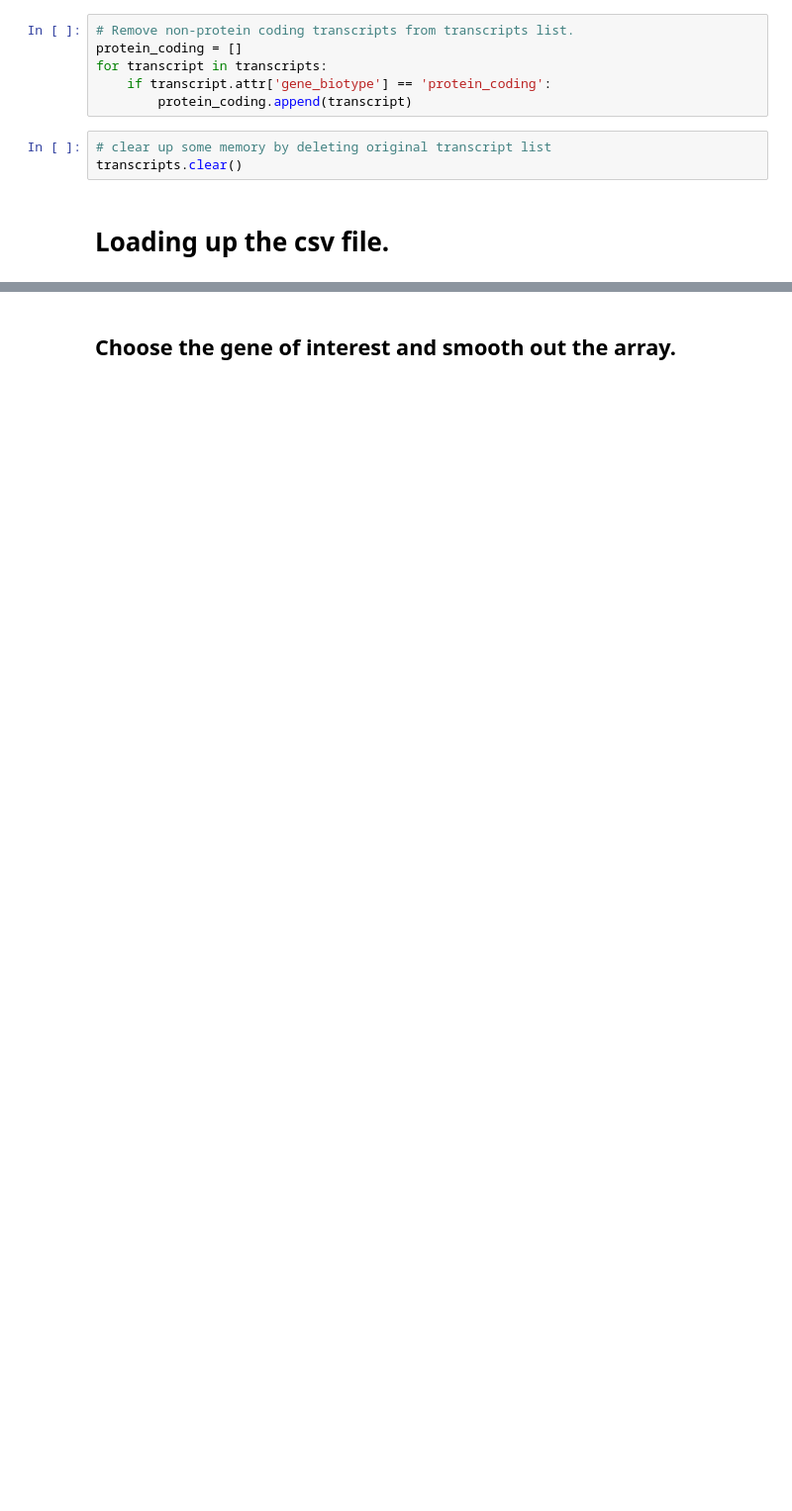
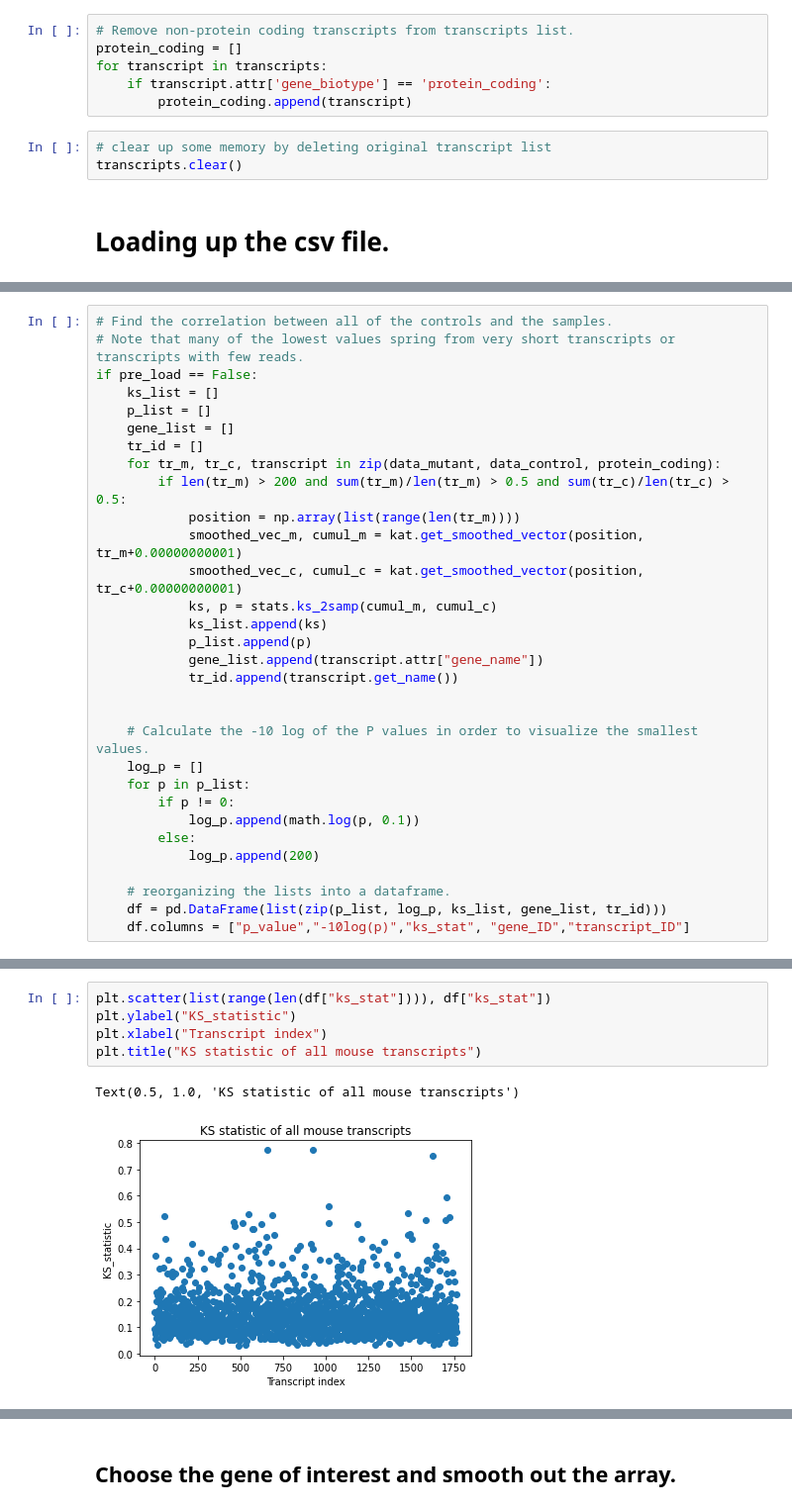
Before and after one commit to Raif-fl/Fall_2021_Work_journal, a Jupyter notebook: KS_stat/ecol_K_S_stat.ipynb, the cells around one changed output, grey strips where cells are left out. Shown at 99% size. Drawn from its saved outputs; the diff is of its cells as text; blank space fills up the shorter version.

```diff
--- a/KS_stat/ecol_K_S_stat.ipynb
+++ b/KS_stat/ecol_K_S_stat.ipynb
@@ -193,0 +60,31 @@ data_control = load_count_positions("control_RPF_1_counts.csv",csv_path)
+# %%
+# Find the correlation between all of the controls and the samples.
+# Note that many of the lowest values spring from very short transcripts or transcripts with few reads.
+if pre_load == False:
+    ks_list = []
+    p_list = []
+    gene_list = []
+    tr_id = []
+    for tr_m, tr_c, transcript in zip(data_mutant, data_control, protein_coding):
+        if len(tr_m) > 200 and sum(tr_m)/len(tr_m) > 0.5 and sum(tr_c)/len(tr_c) > 0.5:
+            position = np.array(list(range(len(tr_m))))
+            smoothed_vec_m, cumul_m = kat.get_smoothed_vector(position, tr_m+0.00000000001)
+            smoothed_vec_c, cumul_c = kat.get_smoothed_vector(position, tr_c+0.00000000001)
+            ks, p = stats.ks_2samp(cumul_m, cumul_c)
+            ks_list.append(ks)
+            p_list.append(p)
+            gene_list.append(transcript.attr["gene_name"])
+            tr_id.append(transcript.get_name())
+
+
+    # Calculate the -10 log of the P values in order to visualize the smallest values.
+    log_p = []
+    for p in p_list:
+        if p != 0:
+            log_p.append(math.log(p, 0.1))
+        else:
+            log_p.append(200)
+
+    # reorganizing the lists into a dataframe.
+    df = pd.DataFrame(list(zip(p_list, log_p, ks_list, gene_list, tr_id)))
+    df.columns = ["p_value","-10log(p)","ks_stat", "gene_ID","transcript_ID"]
@@ -193,0 +121,8 @@ data_control = load_count_positions("control_RPF_1_counts.csv",csv_path)
+# %%
+plt.scatter(list(range(len(df["ks_stat"]))), df["ks_stat"])
+plt.ylabel("KS_statistic")
+plt.xlabel("Transcript index")
+plt.title("KS statistic of all mouse transcripts")
+# %% [output]
+Text(0.5, 1.0, 'KS statistic of all mouse transcripts')
+[figure, added]
```
Also changed, not shown: parts of 34 cells of this notebook, 9 other files.
